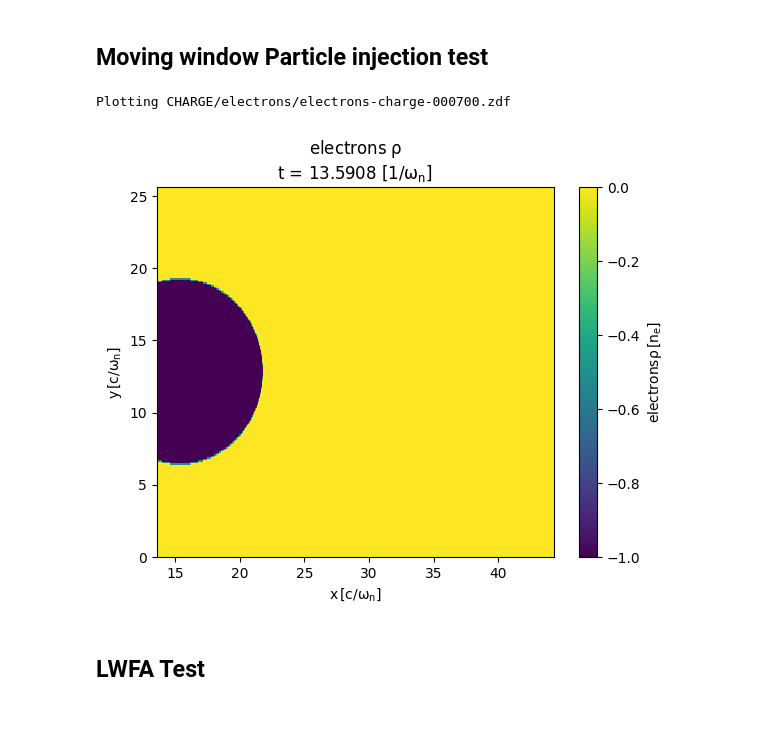
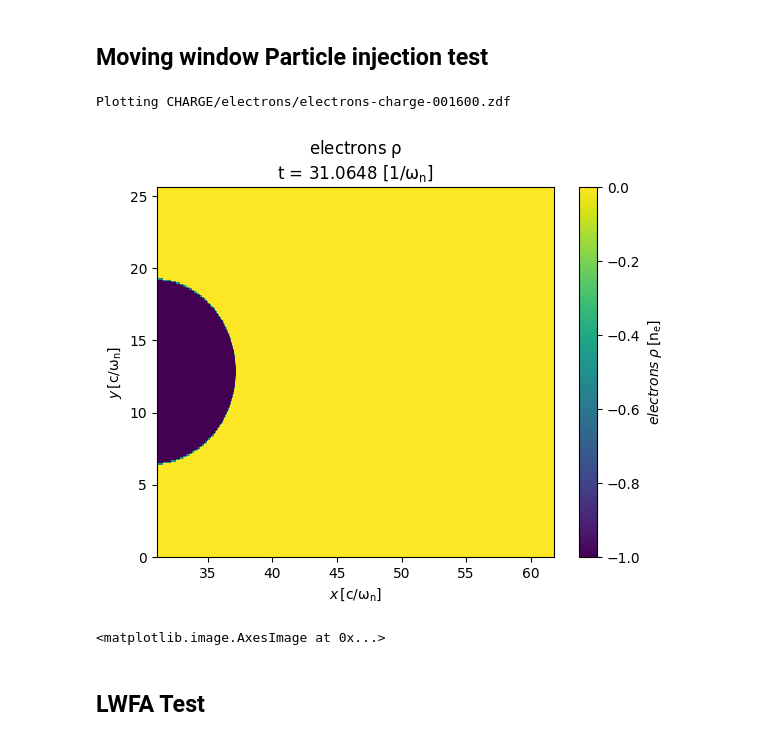
Before and after one commit to ricardo-fonseca/zpic-parallel, a Jupyter notebook: cuda-mpi/em2d/Debug.ipynb, the cells around one changed output. Cells and saved outputs as stored; diff of their text form; code cells hidden in the pictures.

```diff
--- a/cuda-mpi/em2d/Debug.ipynb
+++ b/cuda-mpi/em2d/Debug.ipynb
@@ -154,16 +186,18 @@ Plotting EMF/Ez-000731.zdf
 # %% [markdown]
 ## Moving window Particle injection test
 # %%
+import visxd
+
 # iter = 0
+# iter = 700
 # iter = 1000
-
-iter = 700
-
+iter = 1600
 
 visxd.plot_data("CHARGE/electrons/electrons-charge", iter )
 # %% [output]
-Plotting CHARGE/electrons/electrons-charge-000700.zdf
+Plotting CHARGE/electrons/electrons-charge-001600.zdf
-[figure, old version]
+[figure, new version]
+<matplotlib.image.AxesImage at 0x...>
 # %% [markdown]
 ## LWFA Test
 # %%
```
Also changed, not shown: parts of 12 cells of this notebook, 54 other files.
